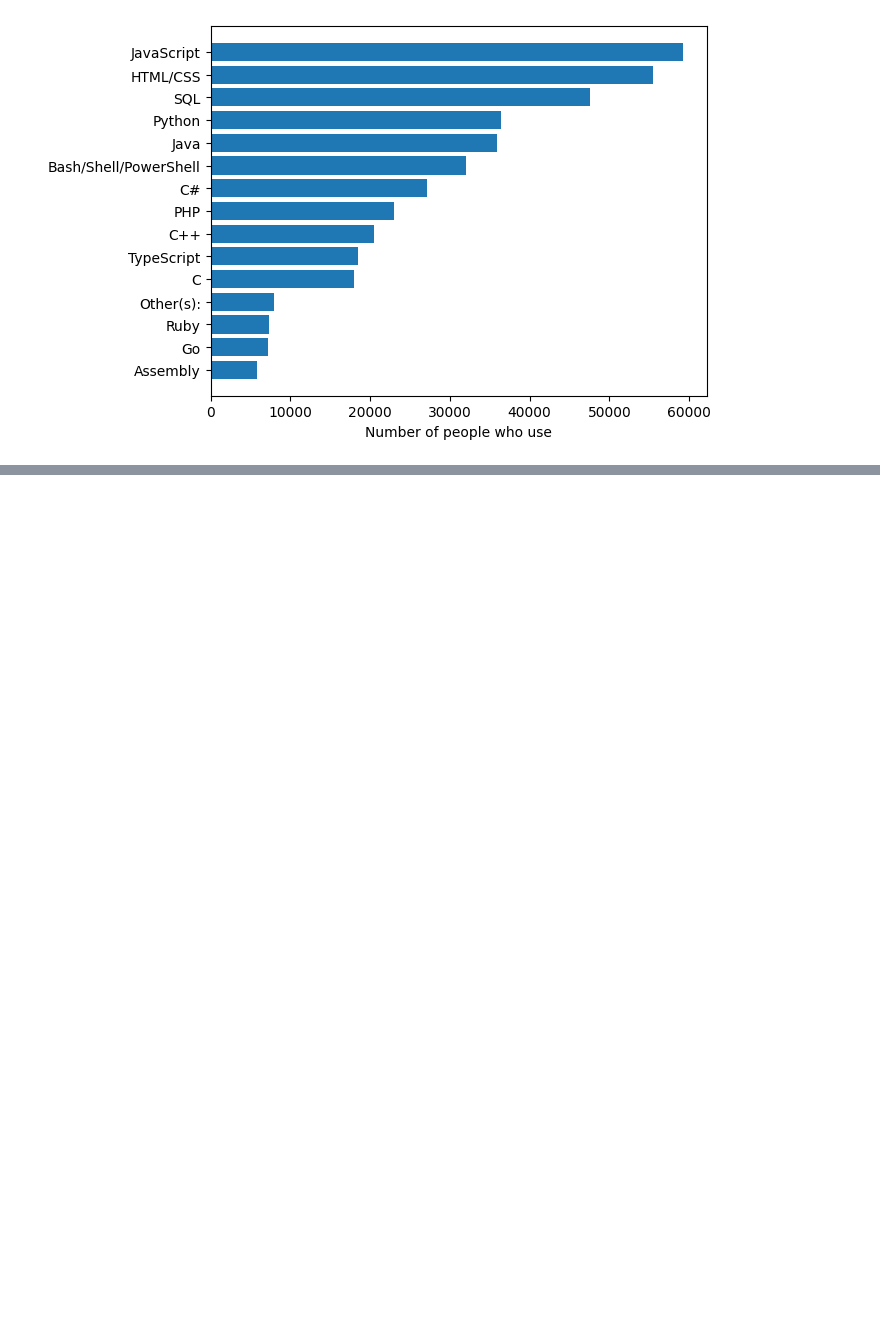
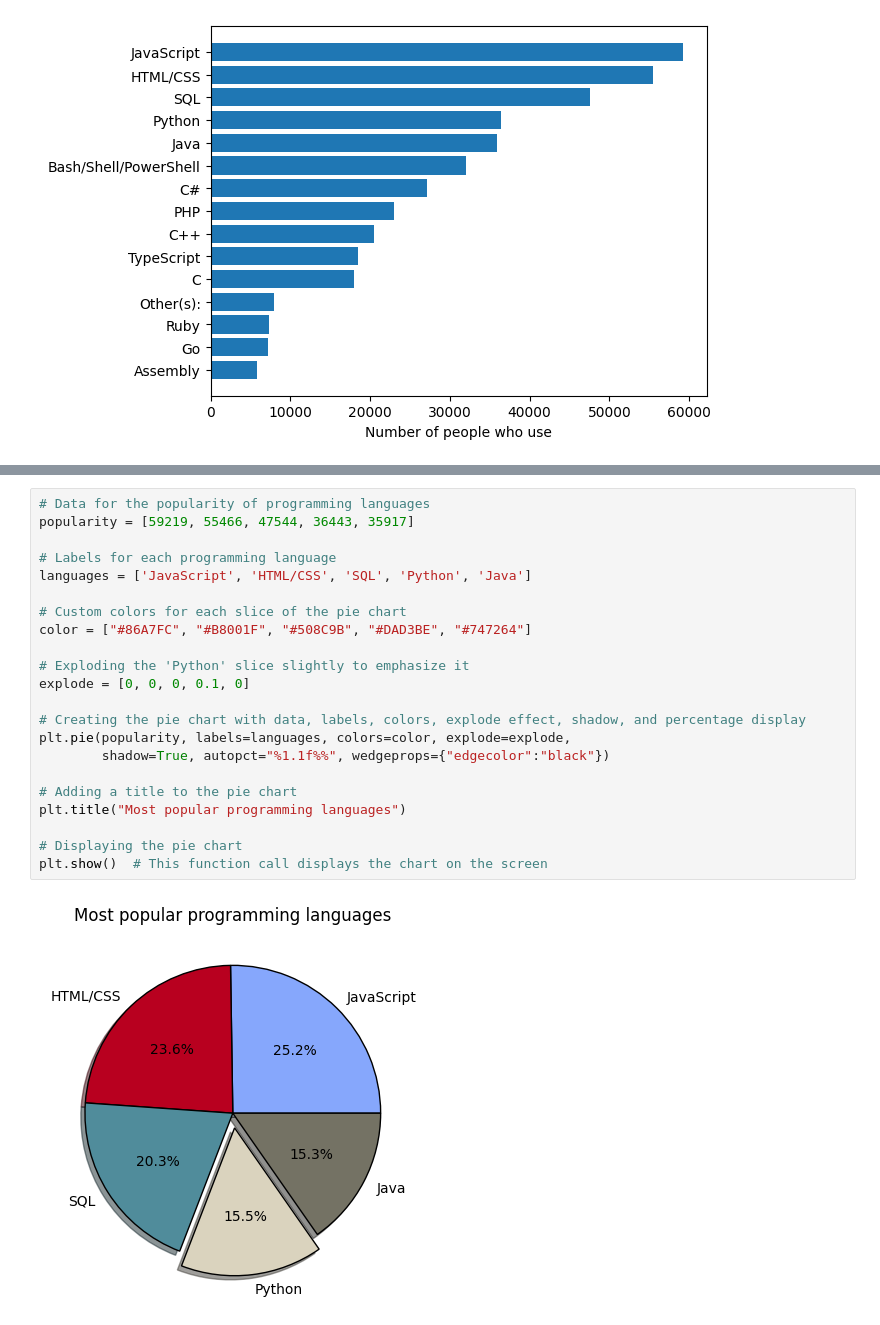
Before and after one commit to MHassanAr/matplotlib, a Jupyter notebook: matplotlib.ipynb, the cells around one changed output, grey strips where cells are left out. Drawn from its saved outputs; the diff is of its cells as text; blank space fills up the shorter version.

Commit message:
Added pie chart for popular programming languages

```diff
--- a/matplotlib.ipynb
+++ b/matplotlib.ipynb
@@ -205,0 +229,24 @@ plt.show()
+# %%
+# Data for the popularity of programming languages
+popularity = [59219, 55466, 47544, 36443, 35917]
+
+# Labels for each programming language
+languages = ['JavaScript', 'HTML/CSS', 'SQL', 'Python', 'Java']
+
+# Custom colors for each slice of the pie chart
+color = ["#86A7FC", "#B8001F", "#508C9B", "#DAD3BE", "#747264"]
+
+# Exploding the 'Python' slice slightly to emphasize it
+explode = [0, 0, 0, 0.1, 0]
+
+# Creating the pie chart with data, labels, colors, explode effect, shadow, and percentage display
+plt.pie(popularity, labels=languages, colors=color, explode=explode,
+        shadow=True, autopct="%1.1f%%", wedgeprops={"edgecolor":"black"})
+
+# Adding a title to the pie chart
+plt.title("Most popular programming languages")
+
+# Displaying the pie chart
+plt.show()  # This function call displays the chart on the screen
+# %% [output]
+[figure, added]
```
Also changed, not shown: parts of 2 cells of this notebook.
